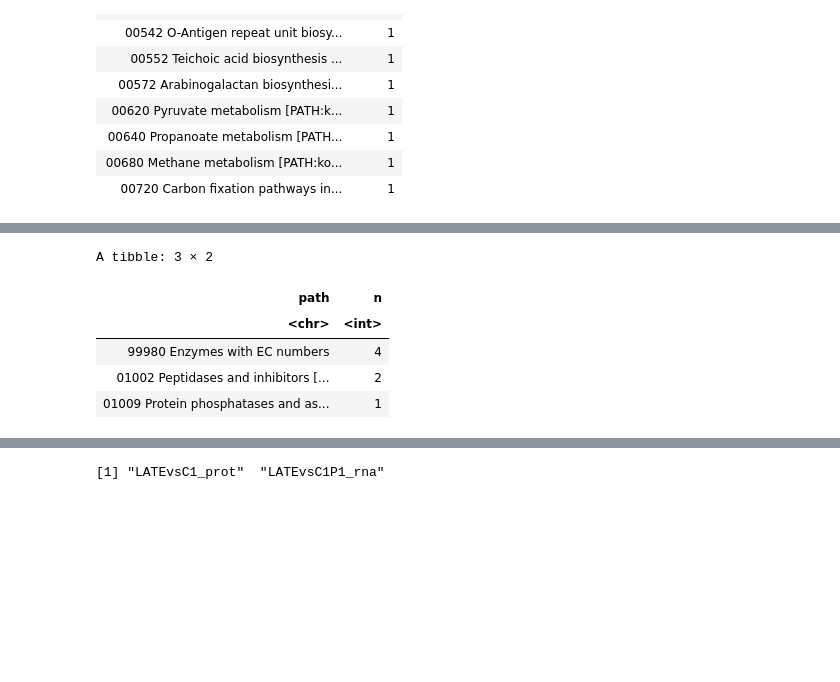
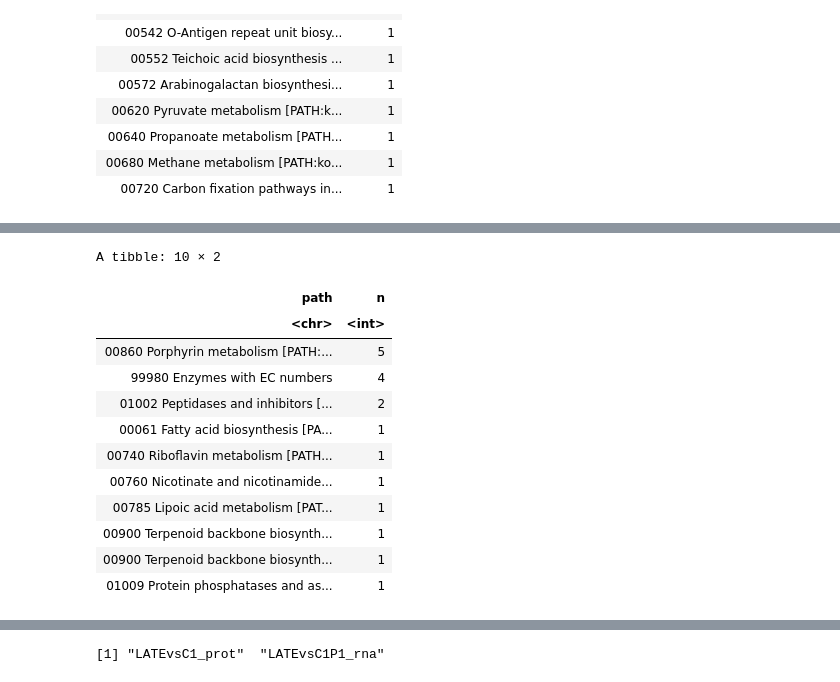
Before and after one commit to wosnat/CC1A3, a Jupyter notebook: Enrichment/CC1A3 MED4 figure long term.ipynb, the cells around one changed output, grey strips where cells are left out. Saved outputs shown, nothing was run; the diff lists cells and outputs as text; code cells hidden in the pictures; blank space fills up the shorter version.

```diff
--- a/Enrichment/CC1A3 MED4 figure long term.ipynb
+++ b/Enrichment/CC1A3 MED4 figure long term.ipynb
@@ -308,7 +294,17 @@ hpath_df_to_export_filter = hpath_df %>%
          pathway = paste0(unique(pathway), collapse = ";"),
          module = paste0(unique(module), collapse = ";"),
          Category = paste0(sort(unique(Category)), collapse = ";"),
-     Category = str_replace(Category, ';metabolism', '')
+         membrane_transport = str_detect(Category, 'Transport/Signal/cell processes'),
+         #           grepl('', sub)~'Secondary',
+
+     Category = str_replace(Category, ';Metabolism', ''),
+     Category = str_replace(Category, ';Transport/Signal/cell processes', ''),
+         # overrrides
+     Category = if_else(str_detect(Category, 'Nitrogen metabolism'), 'Nitrogen metabolism', Category),
+     Category = if_else(str_detect(Category, 'Photosynthesis/Carbon fixation'), 'Photosynthesis/Carbon fixation', Category),
+     Category = if_else(str_detect(Category, 'Amino acid/Nucleotide'), 'Amino acid/Nucleotide', Category),
+     Category = if_else(str_detect(Category, 'Energy/Carbohydrate/Glycan'), 'Energy/Carbohydrate/Glycan', Category)
+
      ) %>%
     ungroup() %>%
     distinct(gene_id, .keep_all = TRUE)
@@ -361,16 +375,23 @@ A tibble: 28 × 2
 # %%
 # uncomment to recreate the file
 hpath_df_to_export_filter %>%
     filter(gene_id %in% df_degenes2$gene_id) %>%
-filter(Category == 'metabolism') %>%
+filter(Category == 'Metabolism') %>%
 count(path) %>% #write_csv('pro_kegg_map.csv')
 arrange(desc(n)) #%>% filter(n>40)
 # %% [output]
-A tibble: 3 × 2
+A tibble: 10 × 2
 | path | n |
 | <chr> | <int> |
+| 00860 Porphyrin metabolism [PATH:... | 5 |
 | 99980 Enzymes with EC numbers | 4 |
 | 01002 Peptidases and inhibitors [... | 2 |
+| 00061 Fatty acid biosynthesis [PA... | 1 |
+| 00740 Riboflavin metabolism [PATH... | 1 |
+| 00760 Nicotinate and nicotinamide... | 1 |
+| 00785 Lipoic acid metabolism [PAT... | 1 |
+| 00900 Terpenoid backbone biosynth... | 1 |
+| 00900 Terpenoid backbone biosynth... | 1 |
 | 01009 Protein phosphatases and as... | 1 |
 # %%
 df_all = left_join(df_all, hpath_df_to_export_filter, by='gene_id')
```
Also changed, not shown: parts of 14 cells of this notebook, 2 other files.
